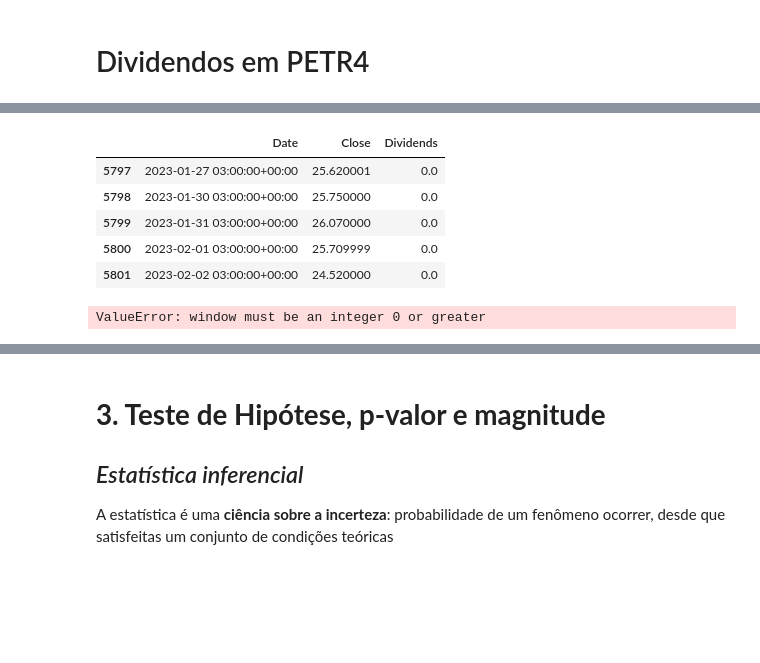
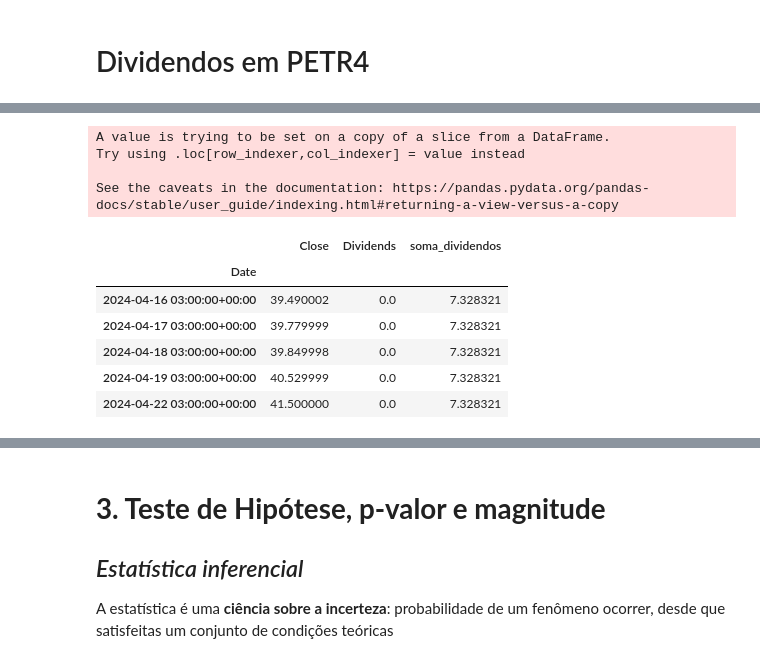
Before and after one commit to Akirahori/Mercado-Financeiro, a Jupyter notebook: Mód_4 - Estatística no Mercado Financeiro-checkpoint.ipynb, the cells around one changed output, grey strips where cells are left out. Drawn from its saved outputs; the diff is of its cells as text; code cells hidden in the pictures; blank space fills up the shorter version.

```diff
--- a/Mód_4 - Estatística no Mercado Financeiro-checkpoint.ipynb
+++ b/Mód_4 - Estatística no Mercado Financeiro-checkpoint.ipynb
@@ -375,0 +409,2 @@ dividendos_petro = pd.read_csv('dividendos_petr4.csv')
+# %%
+dividendos_petr4 = vbt.YFData.download('PETR4.SA').get(['Close', 'Dividends'])
@@ -376,13 +427,17 @@ dividendos_petro = pd.read_csv('dividendos_petr4.csv')
+# %%
+dividendos_petr4['soma_dividendos'] = dividendos_petr4.Dividends.rolling('365D').sum()
+# %% [output]
+A value is trying to be set on a copy of a slice from a DataFrame.
+Try using .loc[row_indexer,col_indexer] = value instead
+
+See the caveats in the documentation: https://pandas.pydata.org/pandas-docs/stable/user_guide/indexing.html#returning-a-view-versus-a-copy
 # %%
-dividendos_petro.tail()
+dividendos_petr4.tail()
 # %% [output]
-|  | Date | Close | Dividends |
-| 5797 | 2023-01-27 03:00:00+00:00 | 25.620001 | 0.0 |
-| 5798 | 2023-01-30 03:00:00+00:00 | 25.750000 | 0.0 |
-| 5799 | 2023-01-31 03:00:00+00:00 | 26.070000 | 0.0 |
-| 5800 | 2023-02-01 03:00:00+00:00 | 25.709999 | 0.0 |
-| 5801 | 2023-02-02 03:00:00+00:00 | 24.520000 | 0.0 |
+|  | Close | Dividends | soma_dividendos |
+| Date |  |  |  |
+| 2024-04-16 03:00:00+00:00 | 39.490002 | 0.0 | 7.328321 |
+| 2024-04-17 03:00:00+00:00 | 39.779999 | 0.0 | 7.328321 |
+| 2024-04-18 03:00:00+00:00 | 39.849998 | 0.0 | 7.328321 |
+| 2024-04-19 03:00:00+00:00 | 40.529999 | 0.0 | 7.328321 |
+| 2024-04-22 03:00:00+00:00 | 41.500000 | 0.0 | 7.328321 |
-# %%
-dividendos_petro4['soma_dividendos'] = dividendos_petro.Dividends.rolling('365D').sum()
-# %% [output]
-ValueError: window must be an integer 0 or greater
```
Also changed, not shown: parts of 46 cells of this notebook.
